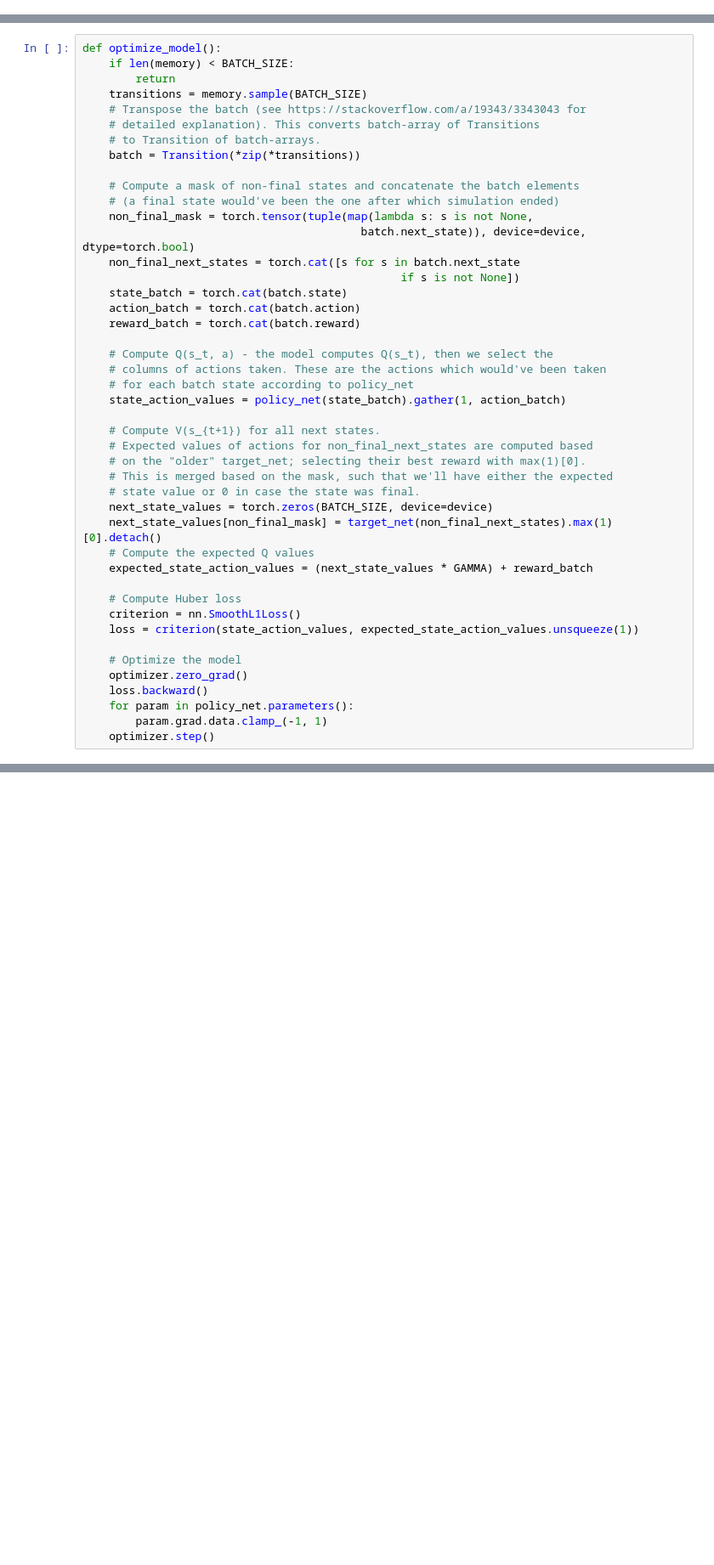
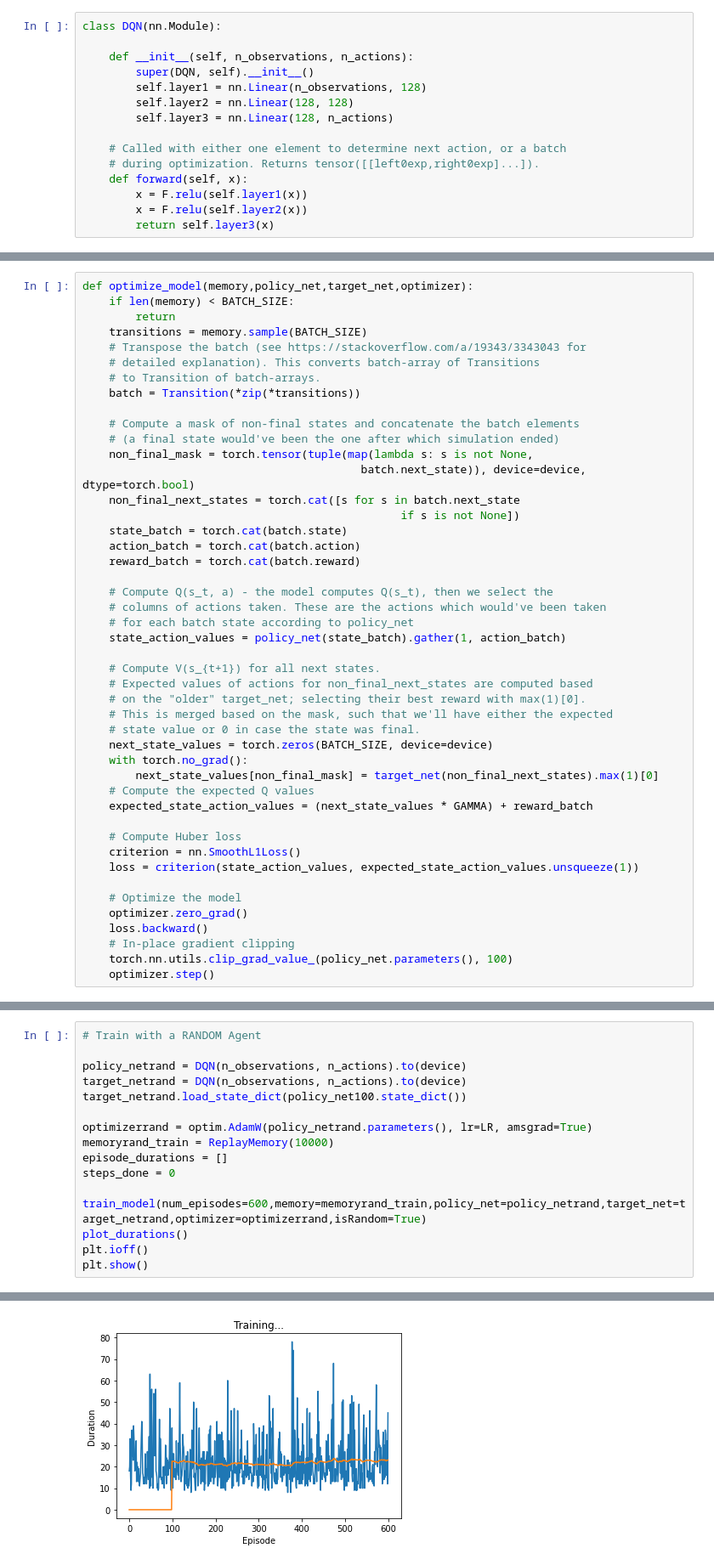
Before and after one commit to mehmetalisoner/Robotics-ComputerVision, a Jupyter notebook: Project2/Project2_Soner_Mehmet.ipynb, the cells around one changed output, grey strips where cells are left out. Shown: that part at 85% size. Cells and saved outputs as stored; diff of their text form; blank space fills up the shorter version.

```diff
--- a/Project2/Project2_Soner_Mehmet.ipynb
+++ b/Project2/Project2_Soner_Mehmet.ipynb
@@ -195,2 +132,17 @@ plt.show()
+# %%
+class DQN(nn.Module):
+
+    def __init__(self, n_observations, n_actions):
+        super(DQN, self).__init__()
+        self.layer1 = nn.Linear(n_observations, 128)
+        self.layer2 = nn.Linear(128, 128)
+        self.layer3 = nn.Linear(128, n_actions)
+
+    # Called with either one element to determine next action, or a batch
+    # during optimization. Returns tensor([[left0exp,right0exp]...]).
+    def forward(self, x):
+        x = F.relu(self.layer1(x))
+        x = F.relu(self.layer2(x))
+        return self.layer3(x)
 # %%
 BATCH_SIZE = 128
@@ -260,6 +216,6 @@ def plot_durations():
         display.display(plt.gcf())
 # %%
-def optimize_model():
+def optimize_model(memory,policy_net,target_net,optimizer):
     if len(memory) < BATCH_SIZE:
         return
     transitions = memory.sample(BATCH_SIZE)
@@ -289,7 +245,8 @@ def optimize_model():
     # This is merged based on the mask, such that we'll have either the expected
     # state value or 0 in case the state was final.
     next_state_values = torch.zeros(BATCH_SIZE, device=device)
-    next_state_values[non_final_mask] = target_net(non_final_next_states).max(1)[0].detach()
+    with torch.no_grad():
+        next_state_values[non_final_mask] = target_net(non_final_next_states).max(1)[0]
     # Compute the expected Q values
     expected_state_action_values = (next_state_values * GAMMA) + reward_batch
 
@@ -300,6 +257,6 @@ def optimize_model():
     # Optimize the model
     optimizer.zero_grad()
     loss.backward()
-    for param in policy_net.parameters():
-        param.grad.data.clamp_(-1, 1)
+    # In-place gradient clipping
+    torch.nn.utils.clip_grad_value_(policy_net.parameters(), 100)
     optimizer.step()
@@ -405,0 +343,17 @@ Complete
+# %%
+# Train with a RANDOM Agent
+
+policy_netrand = DQN(n_observations, n_actions).to(device)
+target_netrand = DQN(n_observations, n_actions).to(device)
+target_netrand.load_state_dict(policy_net100.state_dict())
+
+optimizerrand = optim.AdamW(policy_netrand.parameters(), lr=LR, amsgrad=True)
+memoryrand_train = ReplayMemory(10000)
+episode_durations = []
+steps_done = 0
+
+train_model(num_episodes=600,memory=memoryrand_train,policy_net=policy_netrand,target_net=target_netrand,optimizer=optimizerrand,isRandom=True)
+plot_durations()
+plt.ioff()
+plt.show()
+# %% [output]
@@ -405,0 +361 @@ Complete
+[figure, added]
```
Also changed, not shown: parts of 22 cells of this notebook.
